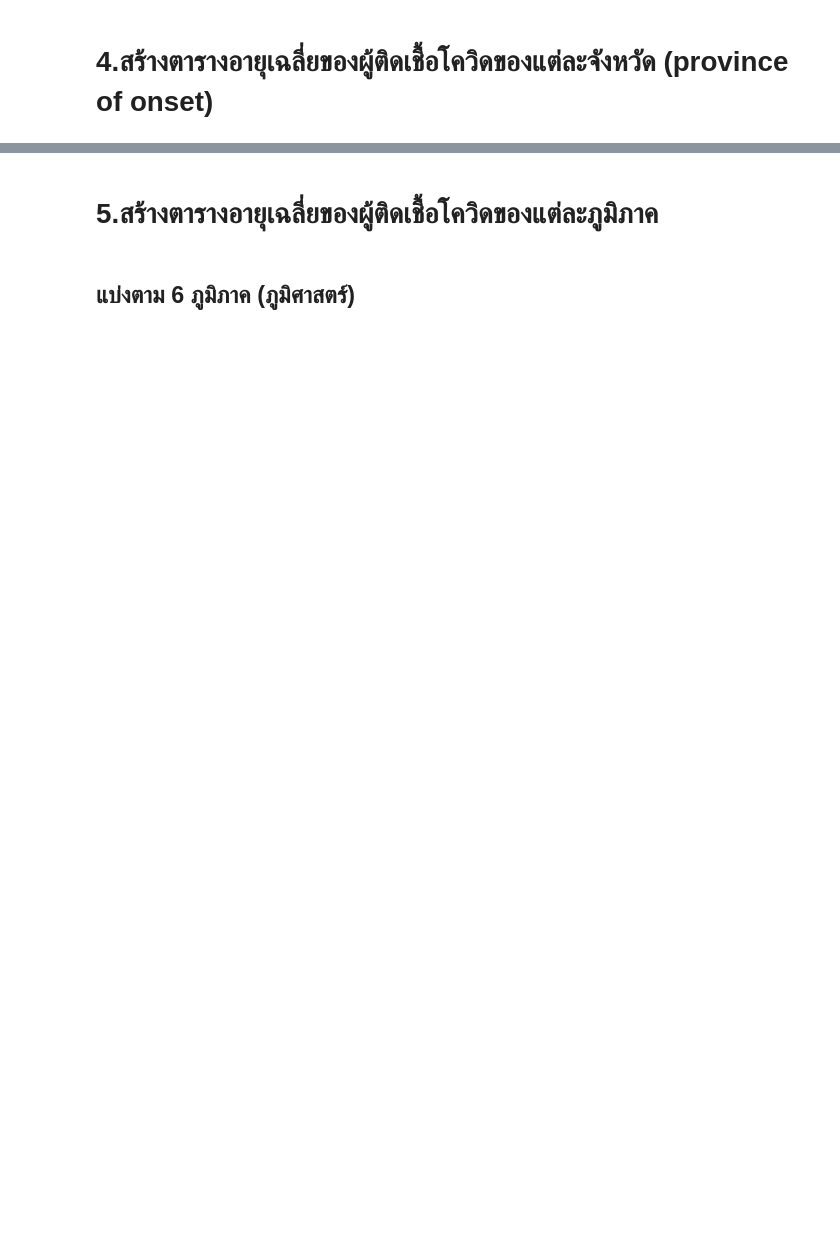
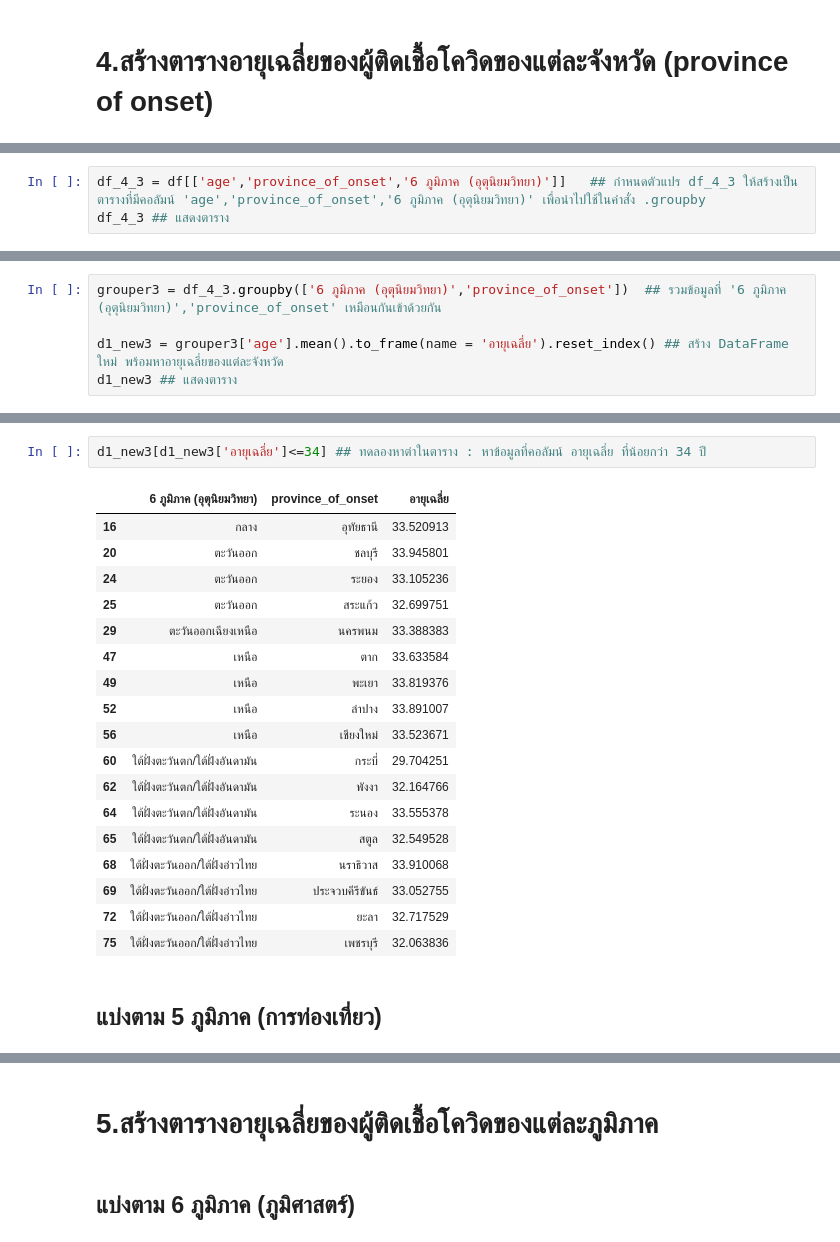
Before and after one commit to ThitiwatJtrsn/data_viz_2022, a Jupyter notebook: BasicPython&DataViz_midterm2022.ipynb, the cells around one changed output, grey strips where cells are left out. Drawn from its saved outputs; the diff is of its cells as text; blank space fills up the shorter version.

```diff
--- a/BasicPython&DataViz_midterm2022.ipynb
+++ b/BasicPython&DataViz_midterm2022.ipynb
@@ -769,0 +863,3 @@ df_province_avg
+# %%
+df_4_3 = df[['age','province_of_onset','6 ภูมิภาค (อุตุนิยมวิทยา)']]   ## กำหนดตัวแปร df_4_3 ให้สร้างเป็นตารางที่มีคอลัมน์ 'age','province_of_onset','6 ภูมิภาค (อุตุนิยมวิทยา)' เพื่อนำไปใช้ในคำสั่ง .groupby
+df_4_3 ## แสดงตาราง
@@ -769,0 +880,5 @@ df_province_avg
+# %%
+grouper3 = df_4_3.groupby(['6 ภูมิภาค (อุตุนิยมวิทยา)','province_of_onset'])  ## รวมข้อมูลที่ '6 ภูมิภาค (อุตุนิยมวิทยา)','province_of_onset' เหมือนกันเข้าด้วยกัน
+
+d1_new3 = grouper3['age'].mean().to_frame(name = 'อายุเฉลี่ย').reset_index() ## สร้าง DataFrame ใหม่ พร้อมหาอายุเฉลี่ยของแต่ละจังหวัด
+d1_new3 ## แสดงตาราง
@@ -769,0 +899,23 @@ df_province_avg
+# %%
+d1_new3[d1_new3['อายุเฉลี่ย']<=34] ## ทดลองหาต่าในตาราง : หาข้อมูลที่คอลัมน์ อายุเฉลี่ย ที่น้อยกว่า 34 ปี
+# %% [output]
+|  | 6 ภูมิภาค (อุตุนิยมวิทยา) | province_of_onset | อายุเฉลี่ย |
+| 16 | กลาง | อุทัยธานี | 33.520913 |
+| 20 | ตะวันออก | ชลบุรี | 33.945801 |
+| 24 | ตะวันออก | ระยอง | 33.105236 |
+| 25 | ตะวันออก | สระแก้ว | 32.699751 |
+| 29 | ตะวันออกเฉียงเหนือ | นครพนม | 33.388383 |
+| 47 | เหนือ | ตาก | 33.633584 |
+| 49 | เหนือ | พะเยา | 33.819376 |
+| 52 | เหนือ | ลำปาง | 33.891007 |
+| 56 | เหนือ | เชียงใหม่ | 33.523671 |
+| 60 | ใต้ฝั่งตะวันตก/ใต้ฝั่งอันดามัน | กระบี่ | 29.704251 |
+| 62 | ใต้ฝั่งตะวันตก/ใต้ฝั่งอันดามัน | พังงา | 32.164766 |
+| 64 | ใต้ฝั่งตะวันตก/ใต้ฝั่งอันดามัน | ระนอง | 33.555378 |
+| 65 | ใต้ฝั่งตะวันตก/ใต้ฝั่งอันดามัน | สตูล | 32.549528 |
+| 68 | ใต้ฝั่งตะวันออก/ใต้ฝั่งอ่าวไทย | นราธิวาส | 33.910068 |
+| 69 | ใต้ฝั่งตะวันออก/ใต้ฝั่งอ่าวไทย | ประจวบคีรีขันธ์ | 33.052755 |
+| 72 | ใต้ฝั่งตะวันออก/ใต้ฝั่งอ่าวไทย | ยะลา | 32.717529 |
+| 75 | ใต้ฝั่งตะวันออก/ใต้ฝั่งอ่าวไทย | เพชรบุรี | 32.063836 |
+# %% [markdown]
+## แบ่งตาม 5 ภูมิภาค (การท่องเที่ยว)
```
Also changed, not shown: parts of 103 cells of this notebook.
